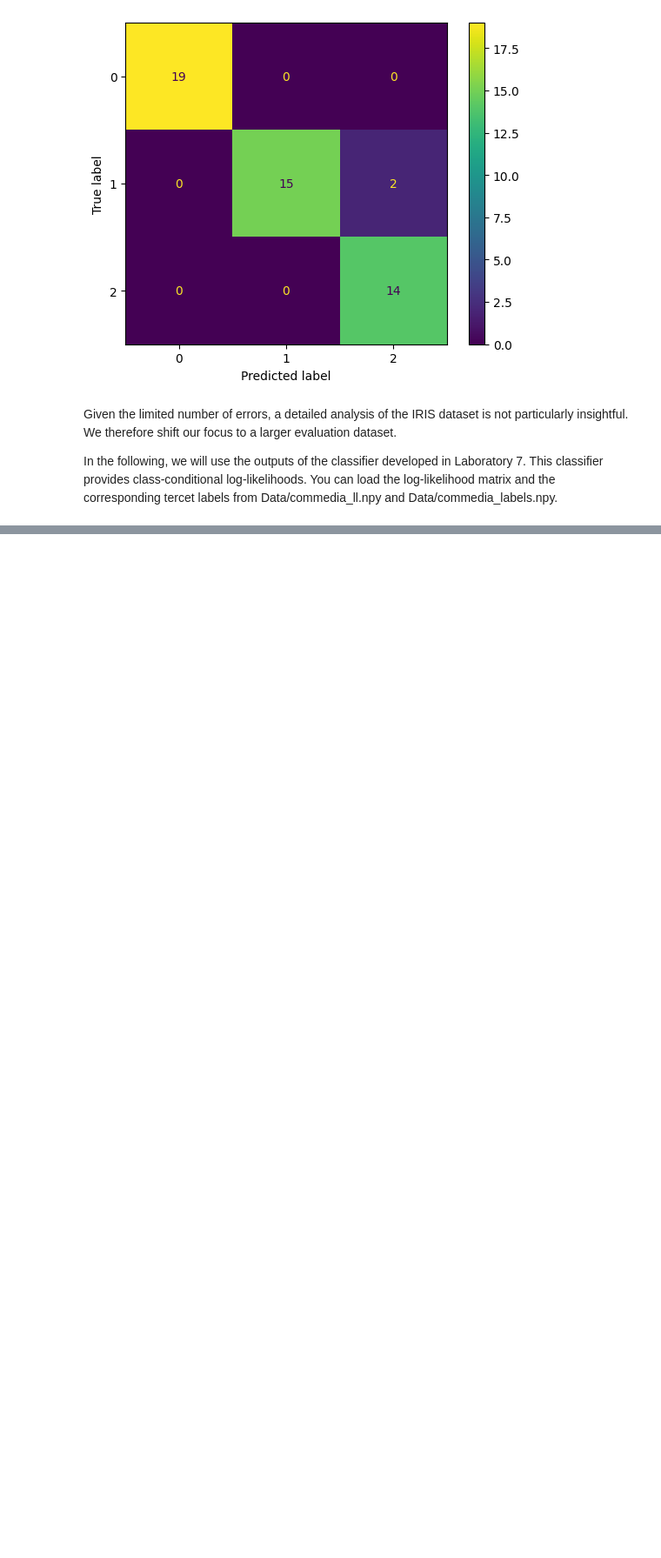
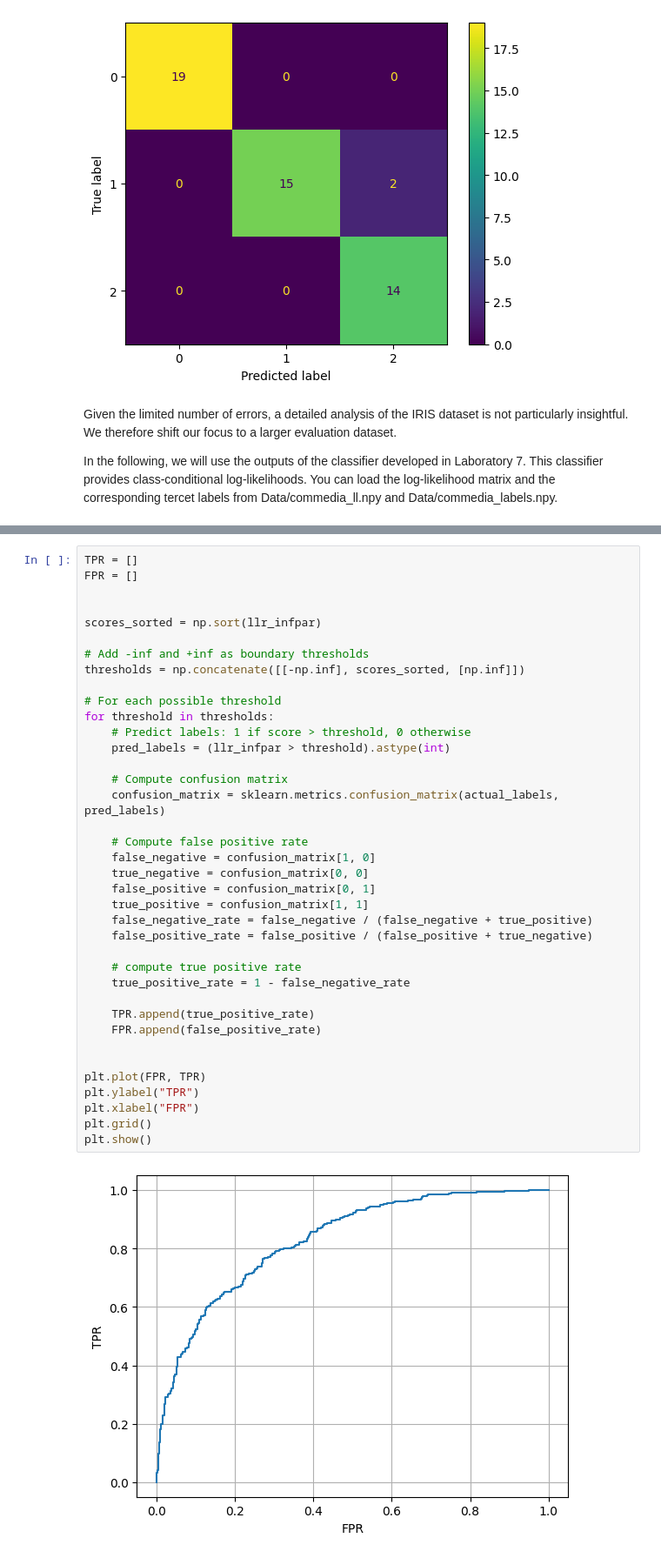
Before and after one commit to BorlinaEdoardo/Machine-Learning-Pattern-Recognition-Polito, a Jupyter notebook: lab8/lab8.ipynb, the cells around one changed output, grey strips where cells are left out. Shown at 87% size. Drawn from its saved outputs; the diff is of its cells as text; blank space fills up the shorter version.

```diff
--- a/lab8/lab8.ipynb
+++ b/lab8/lab8.ipynb
@@ -138,0 +318,40 @@ L_pred = S_post.argmax(0)
+# %%
+TPR = []
+FPR = []
+
+
+scores_sorted = np.sort(llr_infpar)
+
+# Add -inf and +inf as boundary thresholds
+thresholds = np.concatenate([[-np.inf], scores_sorted, [np.inf]])
+
+# For each possible threshold
+for threshold in thresholds:
+    # Predict labels: 1 if score > threshold, 0 otherwise
+    pred_labels = (llr_infpar > threshold).astype(int)
+
+    # Compute confusion matrix
+    confusion_matrix = sklearn.metrics.confusion_matrix(actual_labels, pred_labels)
+
+    # Compute false positive rate
+    false_negative = confusion_matrix[1, 0]
+    true_negative = confusion_matrix[0, 0]
+    false_positive = confusion_matrix[0, 1]
+    true_positive = confusion_matrix[1, 1]
+    false_negative_rate = false_negative / (false_negative + true_positive)
+    false_positive_rate = false_positive / (false_positive + true_negative)
+
+    # compute true positive rate
+    true_positive_rate = 1 - false_negative_rate
+
+    TPR.append(true_positive_rate)
+    FPR.append(false_positive_rate)
+
+
+plt.plot(FPR, TPR)
+plt.ylabel("TPR")
+plt.xlabel("FPR")
+plt.grid()
+plt.show()
+# %% [output]
+[figure, added]
```
Also changed, not shown: parts of 18 cells of this notebook.
